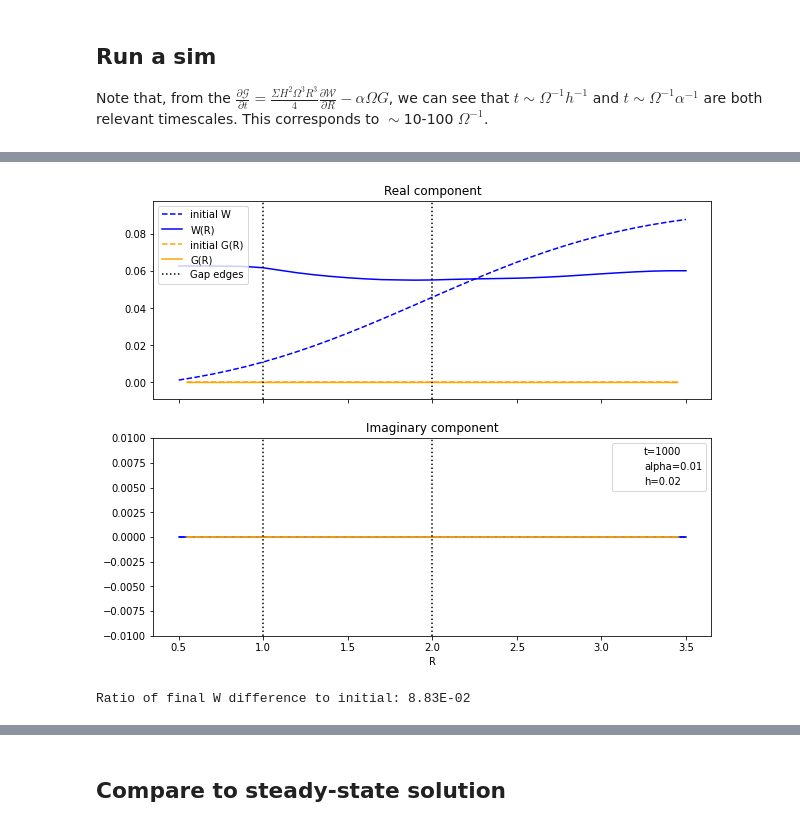
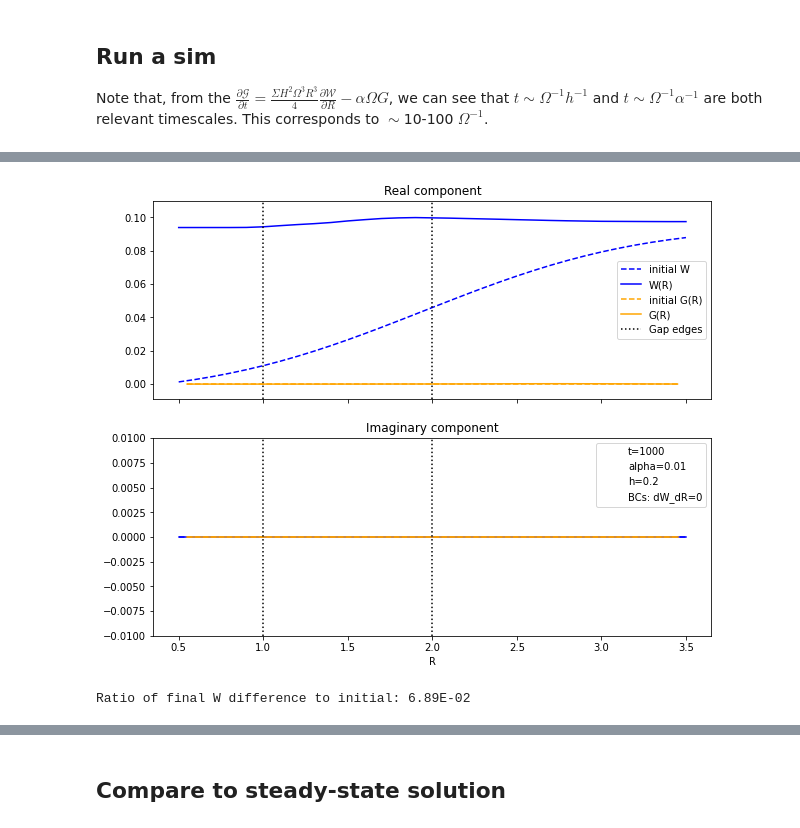
Before and after one commit to Jupiter1994/warped-disks, a Jupyter notebook: reduced-eqs-planets-old-staggering.ipynb, the cells around one changed output, grey strips where cells are left out. Drawn from its saved outputs; the diff is of its cells as text; code cells hidden in the pictures.

```diff
--- a/reduced-eqs-planets-old-staggering.ipynb
+++ b/reduced-eqs-planets-old-staggering.ipynb
@@ -31,7 +31,7 @@ from mpl_toolkits.mplot3d import Axes3D
 # %% [markdown]
 For the reduced equations to be valid, we require $\alpha \lesssim c_s \sim h$.
 # %%
-cs = 0.02 # 0.02
+cs = 0.2 # 0.02
 alpha = 0.01 # 0.1 # 0.019
 # %% [markdown]
 ## Numerical derivatives
@@ -507,6 +507,9 @@ def integrate(Rs_torque, Gs, Rs_warp, Ws, ts, Mp_in, a_in, Mp_out, a_out,\
 
     '''
 
+    # at each t, save the tilt at the middle of the R domain
+    Wmids = np.empty_like(ts)
+
     for i in range(len(ts)-1):
         t = ts[i]
         dt = ts[i+1] - ts[i]
@@ -515,8 +518,9 @@ def integrate(Rs_torque, Gs, Rs_warp, Ws, ts, Mp_in, a_in, Mp_out, a_out,\
              inner_BC, outer_BC)
 
         Ws, Gs = Wnexts, Gnexts
+        Wmids[i] = np.take(Ws, Ws.size // 2)
 
-    return Ws, Gs
+    return Ws, Gs, Wmids
 # %% [markdown]
 ## Run a sim
 
@@ -555,7 +559,7 @@ Rs_torque = Rs_warp[:-1] + DeltaR/2
 
 tmin = 0
 tmax = 1000
-Deltat = 0.03 # 0.03
+Deltat = 0.001 # 0.03
 num_ts = (int) ((tmax - tmin) / Deltat) + 1
 ts = np.linspace(tmin, tmax, num_ts)
 
@@ -573,6 +577,8 @@ Ws_init.astype(complex)
 #Ws = np.zeros(shape=Rs.shape) + (Rs-0.5)/30 # tilt W(R)
 Gs_init = np.zeros(shape=Rs_torque.shape) # torque G(R)
 Gs_init = Gs_init.astype(complex)
+
+Wmids = np.empty_like(Ws_init)
 # %%
 # set boundary conditions
 inner_BC = "Neumann"
@@ -588,11 +594,11 @@ start = time.time()
 
 if resume_sim:
     ## use below line if you want to use a previous sim's results
-    Ws_final, Gs_final = integrate(Rs_torque, Gs_final, Rs_warp, Ws_final, ts, Mp_in, a_in,\
+    Ws_final, Gs_final, Wmids = integrate(Rs_torque, Gs_final, Rs_warp, Ws_final, ts, Mp_in, a_in,\
                 Mp_out, a_out, inner_BC, outer_BC)
     tstop += tmax
 else:
-    Ws_final, Gs_final = integrate(Rs_torque, Gs_init, Rs_warp, Ws_init, ts, Mp_in, a_in,\
+    Ws_final, Gs_final, Wmids = integrate(Rs_torque, Gs_init, Rs_warp, Ws_init, ts, Mp_in, a_in,\
                 Mp_out, a_out, inner_BC, outer_BC)
     tstop = tmax
 
@@ -620,43 +626,44 @@ axs[0].set_ylim(ymin,ymax)
 axs[1].scatter([],[], s=0, label="t=" + str(tstop))
 axs[1].scatter([],[], s=0, label="alpha=" + str(alpha))
 axs[1].scatter([],[], s=0, label="h=" + str(cs))
+axs[1].scatter([],[], s=0, label="BCs: dW_dR=0")
 # axs[1].scatter([],[], s=0, label="Mp_in=" + str(Mp_in))
 # axs[1].scatter([],[], s=0, label="a_in=" + str(a_in))
 # axs[1].scatter([],[], s=0, label="Mp_out=" + str(Mp_out))
 # axs[1].scatter([],[], s=0, label="a_out=" + str(a_out))
 
 axs[0].legend()
 axs[0].set_title("Real component")
 
 axs[1].plot(Rs_warp, Ws_init.imag, c="blue", ls="--")#, label="initial W")
 axs[1].plot(Rs_warp, Ws_final.imag, c="blue")#, label="W(R)")
 axs[1].plot(Rs_torque, Gs_init.imag, c="orange", ls="--")#, label="initial G(R)")
 axs[1].plot(Rs_torque, Gs_final.imag, c="orange")#, label="G(R)")
 
 ymin, ymax= min(Ws_final.imag) - .01, max(max(Ws_init.imag),max(Ws_final.imag)) + .01
 R_a, R_b = 1, 2
 axs[1].vlines(R_a, ymin, ymax, color="black", linestyle=":")
 axs[1].vlines(R_b, ymin, ymax, color="black", linestyle=":")#, label="Gap edges")
 
 axs[1].set_ylim(ymin,ymax)
 
 axs[1].legend()
 axs[1].set_title("Imaginary component")
 
 axs[1].set_xlabel("R")
 
 save_figs = True
 
 if save_figs:
-    filepath = "Figures/t=" + str(tstop) + ".png"
+    filepath = "Figures/t=" + str(tstop) + "_old_BCs.png"
     plt.savefig(filepath)
 
 plt.show()
 # %% [output]
-[figure, old version]
+[figure, new version]
 # %%
 # check how much the disk has flattened (ratio should be ~1e-2)
 Wdiff_ratio = (max(Ws_final) - min(Ws_final)) / (Ws_init[-1] - Ws_init[0])
 print("Ratio of final W difference to initial: {:.2E}".format(Wdiff_ratio.real))
 # %% [output]
-Ratio of final W difference to initial: 8.83E-02
+Ratio of final W difference to initial: 6.89E-02
```
Also changed, not shown: parts of 2 cells of this notebook, 1 other file.
